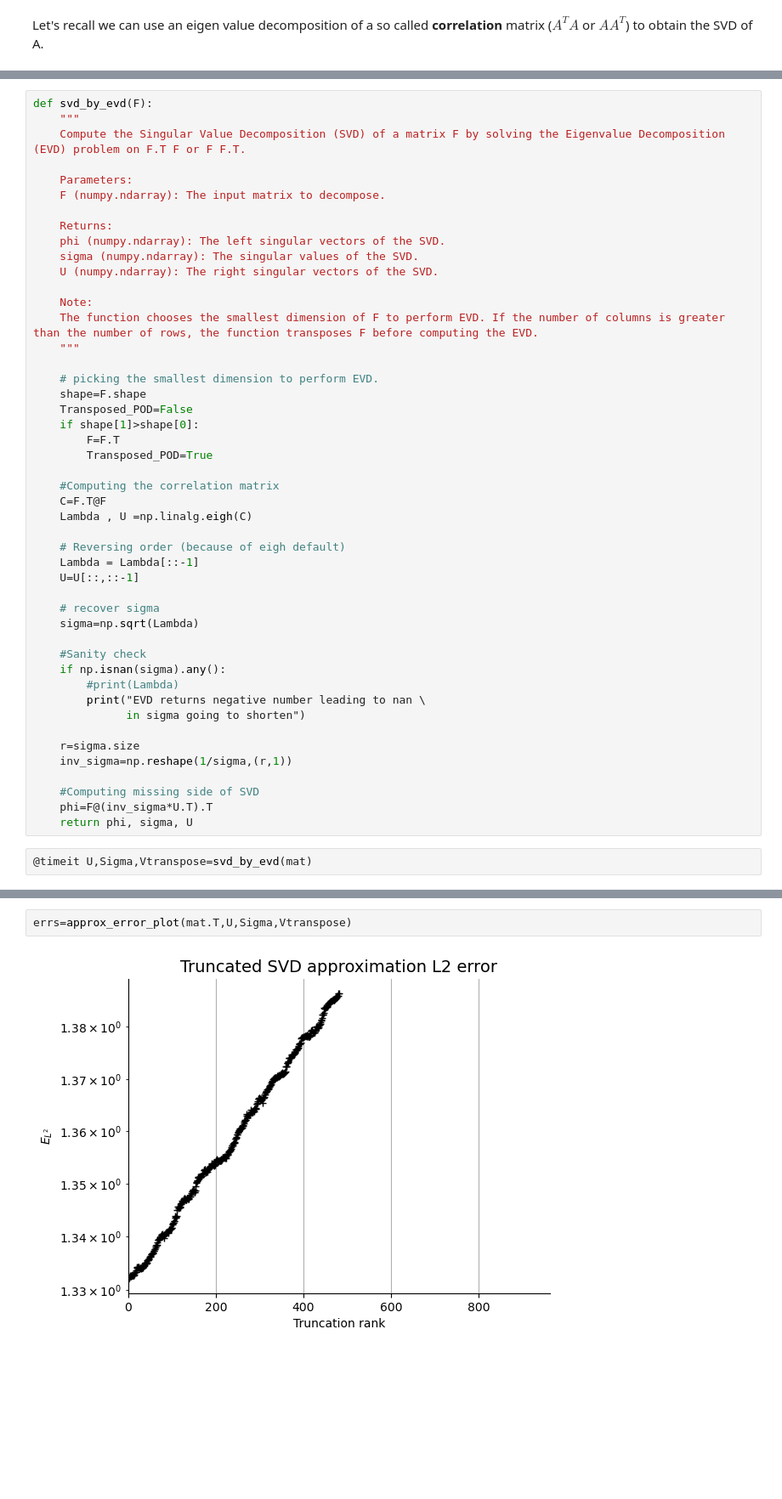
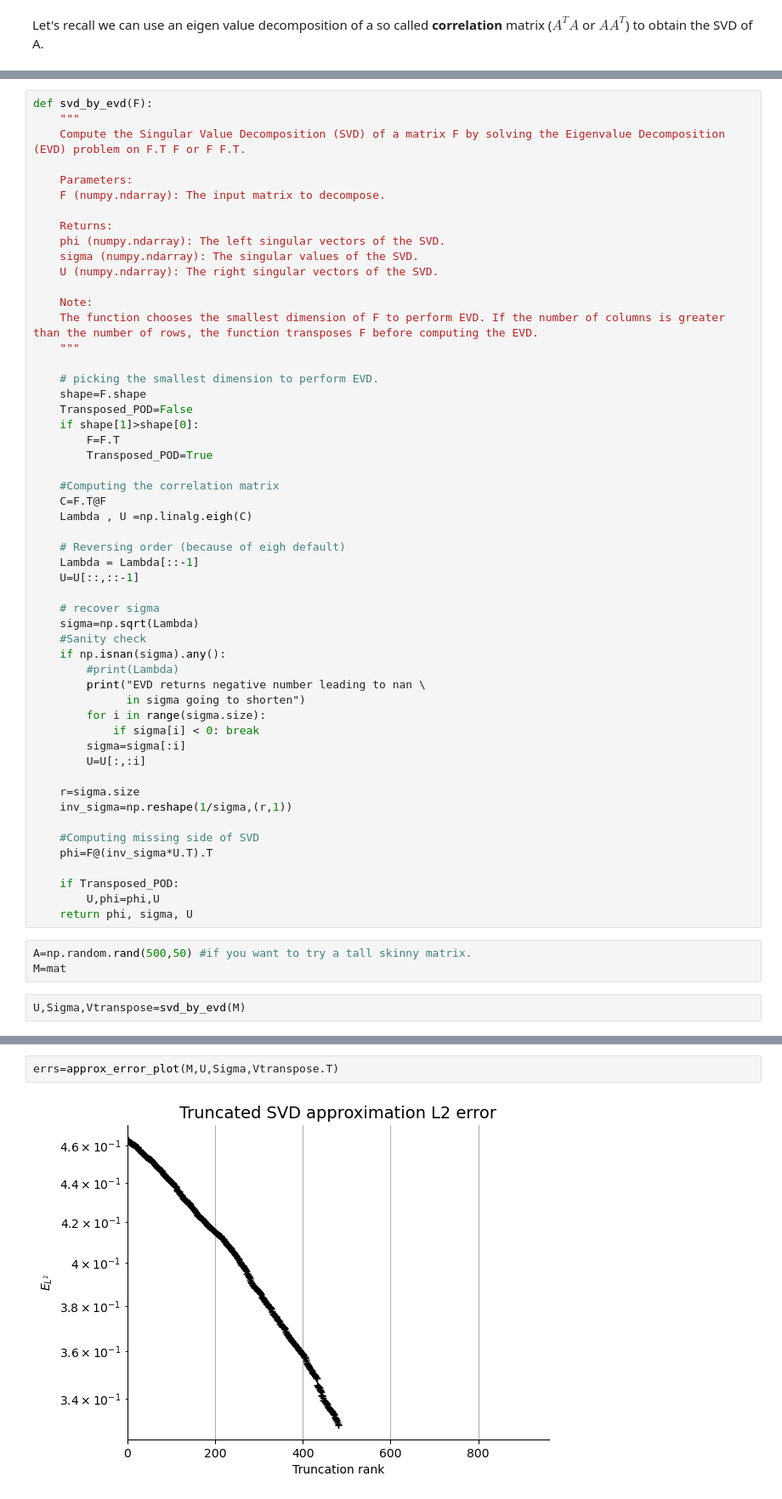
Before and after one commit to llestandi/teaching_POD, a Jupyter notebook: LRA_introduction.ipynb, the cells around one changed output, grey strips where cells are left out. Shown at 85% size. Drawn from its saved outputs; the diff is of its cells as text; blank space fills up the shorter version.

```diff
--- a/LRA_introduction.ipynb
+++ b/LRA_introduction.ipynb
@@ -197,19 +195,28 @@ def svd_by_evd(F):
 
     # recover sigma
     sigma=np.sqrt(Lambda)
-
     #Sanity check
     if np.isnan(sigma).any():
         #print(Lambda)
         print("EVD returns negative number leading to nan \
               in sigma going to shorten")
+        for i in range(sigma.size):
+            if sigma[i] < 0: break
+        sigma=sigma[:i]
+        U=U[:,:i]
 
     r=sigma.size
     inv_sigma=np.reshape(1/sigma,(r,1))
 
     #Computing missing side of SVD
     phi=F@(inv_sigma*U.T).T
+
+    if Transposed_POD:
+        U,phi=phi,U
     return phi, sigma, U
+# %%
+A=np.random.rand(500,50) #if you want to try a tall skinny matrix.
+M=mat
 # %%
-@timeit U,Sigma,Vtranspose=svd_by_evd(mat)
+U,Sigma,Vtranspose=svd_by_evd(M)
 # %% [output]
@@ -217,4 +224,4 @@ SyntaxError: invalid syntax (3478073363.py, line 1)
 # %%
-errs=approx_error_plot(mat.T,U,Sigma,Vtranspose)
+errs=approx_error_plot(M,U,Sigma,Vtranspose.T)
 # %% [output]
-[figure, old version]
+[figure, new version]
```
Also changed, not shown: parts of 22 cells of this notebook.
